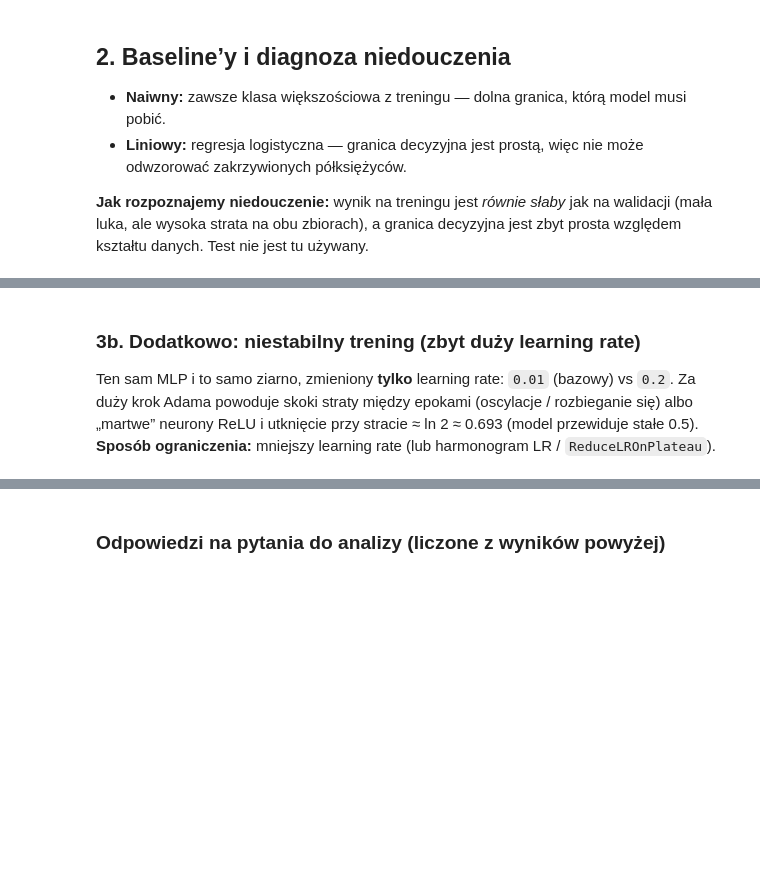
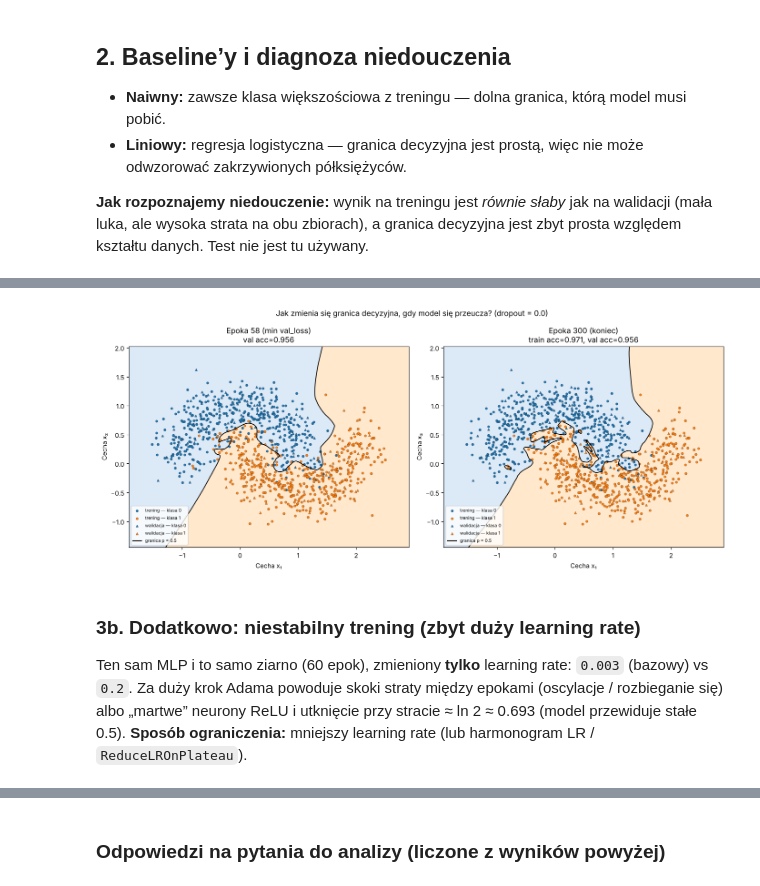
Before and after one commit to Main72/claudeTest, a Jupyter notebook: project1v2.0.ipynb, the cells around one changed output, grey strips where cells are left out. Saved outputs shown, nothing was run; the diff lists cells and outputs as text; code cells hidden in the pictures; blank space fills up the shorter version.

```diff
--- a/project1v2.0.ipynb
+++ b/project1v2.0.ipynb
@@ -177,9 +199,10 @@ Architektura jest celowo **duża** (≈ 133 tys. parametrów na 840 przykładów
 **Wybór epoki (ustalony z góry):** zapamiętujemy wagi z epoki o najmniejszym `val_loss` i to one są oceniane (accuracy/F1 na walidacji, a na końcu na teście).
 # %%
 HIDDEN = (256, 256, 256)
-LEARNING_RATE = 0.01
-BATCH_SIZE = 16
-EPOCHS = 60
+LEARNING_RATE = 0.003
+BATCH_SIZE = 32
+EPOCHS = 60  # limit w eksperymencie dropout
+EPOCHS_LONG = 300  # tylko diagnoza przeuczenia (poza porównaniem)
 
 
 def build_mlp(dropout, seed, learning_rate=LEARNING_RATE):
@@ -209,28 +232,33 @@ class EpochMonitor(keras.callbacks.Callback):
             self.best_weights = self.model.get_weights()
 
 
-RUNS = {}  # pamięć podręczna: (dropout, seed, lr) → wynik
+RUNS = {}  # pamięć podręczna: (dropout, seed, lr, epoki) → wynik
 
 
-def train_run(dropout, seed, learning_rate=LEARNING_RATE):
-    key = (dropout, seed, learning_rate)
+def train_run(dropout, seed, learning_rate=LEARNING_RATE, epochs=EPOCHS):
+    key = (dropout, seed, learning_rate, epochs)
     if key in RUNS:
         return RUNS[key]
     model = build_mlp(dropout, seed, learning_rate)
     mon = EpochMonitor()
     hist = model.fit(X_train_s, y_train_k, validation_data=(X_val_s, y_val_k),
-                     epochs=EPOCHS, batch_size=BATCH_SIZE, shuffle=True,
+                     epochs=epochs, batch_size=BATCH_SIZE, shuffle=True,
                      verbose=0, callbacks=[mon])
     final_tr = scores(y_train, model(X_train_s, training=False).numpy())
     final_va = scores(y_val, model(X_val_s, training=False).numpy())
     final_weights = model.get_weights()  # stan po 60 epokach
     model.set_weights(mon.best_weights)  # wagi z najlepszej epoki (wg walidacji)
+    b = mon.best_epoch - 1
+    gap_best = hist.history["val_loss"][b] - mon.train_loss_eval[b]
+    gap_end = hist.history["val_loss"][-1] - mon.train_loss_eval[-1]
     best_tr = scores(y_train, model(X_train_s, training=False).numpy())
     best_va = scores(y_val, model(X_val_s, training=False).numpy())
     run = {
         "model": model, "dropout": dropout, "seed": seed, "lr": learning_rate,
         "loss": hist.history["loss"], "val_loss": hist.history["val_loss"],
-        "train_loss_eval": mon.train_loss_eval, "best_epoch": mon.best_epoch, "final_weights": final_weights,
+        "train_loss_eval": mon.train_loss_eval, "best_epoch": mon.best_epoch,
+        "final_weights": final_weights,
+        "gap_best": gap_best, "gap_end": gap_end, "gap_growth": gap_end - gap_best,
         "final_train_acc": final_tr["accuracy"], "final_val_acc": final_va["accuracy"],
         "best_train_acc": best_tr["accuracy"], "val_acc": best_va["accuracy"], "val_f1": best_va["f1"],
     }
@@ -280,5 +314,21 @@ else:
+# %%
+# granice decyzyjne: najlepsza epoka vs koniec treningu (stan przeuczony)
+over_final = build_mlp(0.0, TRAIN_SEEDS[0])
+over_final.set_weights(over["final_weights"])
+
+fig, axes = plt.subplots(1, 2, figsize=(14, 6))
+plot_boundary(axes[0], lambda G: over["model"].predict(G, batch_size=4096, verbose=0),
+              f"Epoka {over['best_epoch']} (min val_loss)\nval acc={over['val_acc']:.3f}")
+plot_boundary(axes[1], lambda G: over_final.predict(G, batch_size=4096, verbose=0),
+              f"Epoka {EPOCHS_LONG} (koniec)\ntrain acc={over['final_train_acc']:.3f}, "
+              f"val acc={over['final_val_acc']:.3f}")
+fig.suptitle("Jak zmienia się granica decyzyjna, gdy model się przeucza? (dropout = 0.0)")
+plt.tight_layout()
+plt.show()
+# %% [output]
+[figure, added]
 # %% [markdown]
 ### 3b. Dodatkowo: niestabilny trening (zbyt duży learning rate)
 
-Ten sam MLP i to samo ziarno, zmieniony **tylko** learning rate: `0.01` (bazowy) vs `0.2`. Za duży krok Adama powoduje skoki straty między epokami (oscylacje / rozbieganie się) albo „martwe” neurony ReLU i utknięcie przy stracie ≈ ln 2 ≈ 0.693 (model przewiduje stałe 0.5). **Sposób ograniczenia:** mniejszy learning rate (lub harmonogram LR / `ReduceLROnPlateau`).
+Ten sam MLP i to samo ziarno (60 epok), zmieniony **tylko** learning rate: `0.003` (bazowy) vs `0.2`. Za duży krok Adama powoduje skoki straty między epokami (oscylacje / rozbieganie się) albo „martwe” neurony ReLU i utknięcie przy stracie ≈ ln 2 ≈ 0.693 (model przewiduje stałe 0.5). **Sposób ograniczenia:** mniejszy learning rate (lub harmonogram LR / `ReduceLROnPlateau`).
 # %%
```
Also changed, not shown: parts of 25 cells of this notebook.
